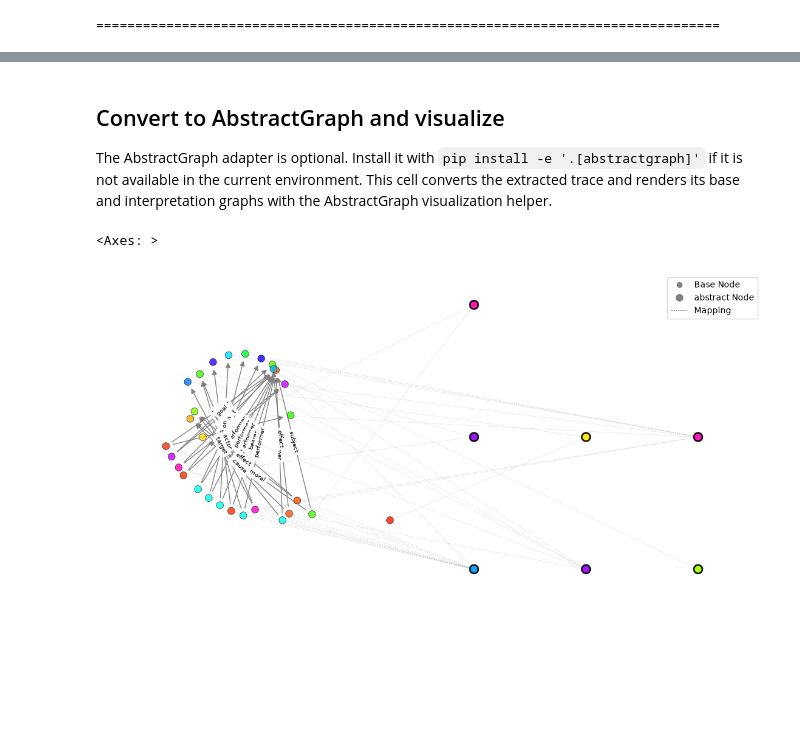
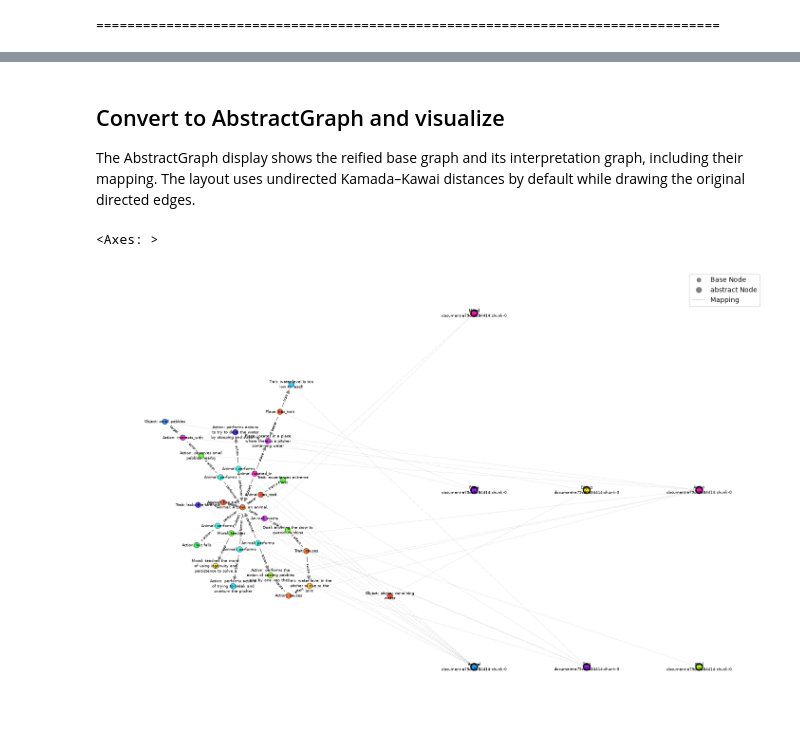
Before and after one commit to fabriziocosta/SemanticGraphicalizer, a Jupyter notebook: notebooks/aesop_tales.ipynb, the cells around one changed output, grey strips where cells are left out. Saved outputs shown, nothing was run; the diff lists cells and outputs as text; code cells hidden in the pictures; blank space fills up the shorter version.

```diff
--- a/notebooks/aesop_tales.ipynb
+++ b/notebooks/aesop_tales.ipynb
@@ -113,20 +113,27 @@ graphicalizer.display(
 # %% [markdown]
 ## Convert to AbstractGraph and visualize
 
-The AbstractGraph adapter is optional. Install it with `pip install -e '.[abstractgraph]'` if it is not available in the current environment. This cell converts the extracted trace and renders its base and interpretation graphs with the AbstractGraph visualization helper.
+The AbstractGraph display shows the reified base graph and its interpretation graph, including their mapping. The layout uses undirected Kamada–Kawai distances by default while drawing the original directed edges.
 # %%
 from abstractgraph import display as display_abstract_graph
 
-abstract_graph = graphicalizer.to_abstract_graph(traces[0], embed_nodes=False)
+abstract_graph = graphicalizer.to_abstract_graph(
+    traces[0],
+    preserve_direction=True,
+    parallel_edge_policy="combine",
+)
 
 display_abstract_graph(
     abstract_graph,
-    size=(14, 7),
+    size=(18, 12),
     show_legend=True,
+    node_labels=True,
+    node_label_attr="display_label",
+    node_label_font_size=6,
     edge_labels=True,
-    edge_label_attr="label",
-    edge_label_font_size=7,
+    edge_label_font_size=5,
+    undirected_layout=True,
 )
 # %% [output]
 <Axes: >
-[figure, old version]
+[figure, new version]
```
Also changed, not shown: 1 other file.
